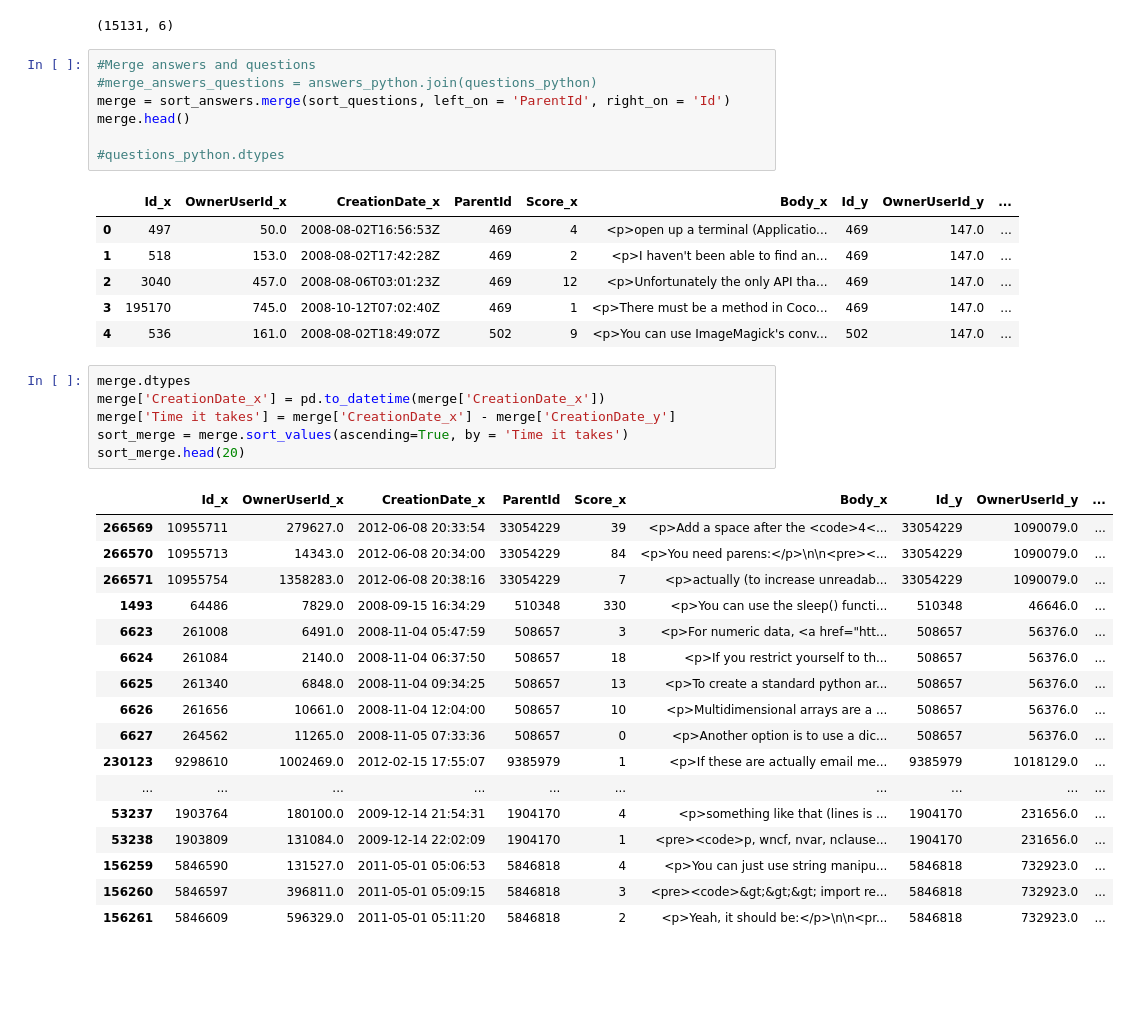
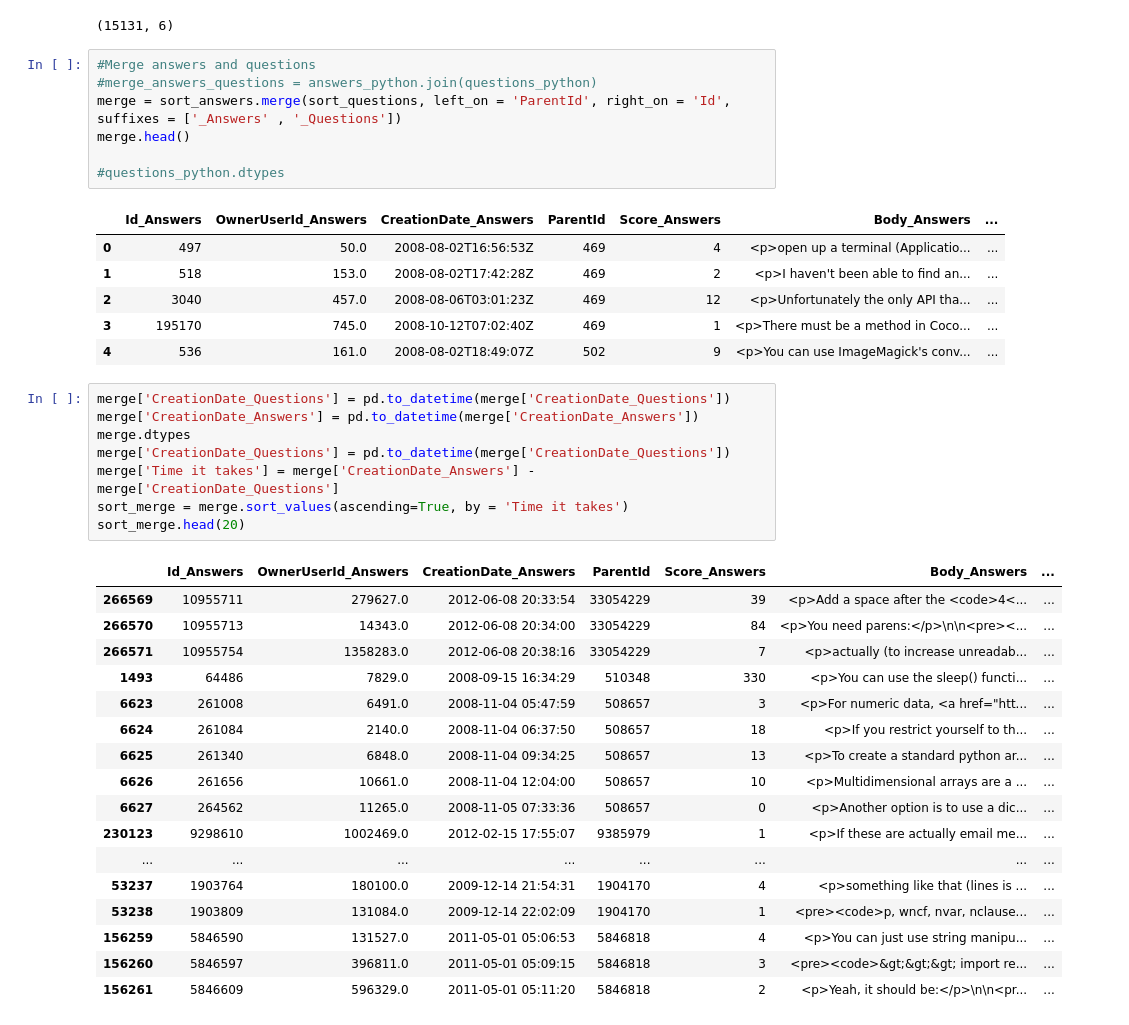
Before and after one commit to fosshie/tnn, a Jupyter notebook: Overstack_Python.ipynb, the cells around one changed output. Drawn from its saved outputs; the diff is of its cells as text; blank space fills up the shorter version.

```diff
--- a/Overstack_Python.ipynb
+++ b/Overstack_Python.ipynb
@@ -117,38 +119,40 @@ answer_matplotlib.shape
 # %%
 #Merge answers and questions
 #merge_answers_questions = answers_python.join(questions_python)
-merge = sort_answers.merge(sort_questions, left_on = 'ParentId', right_on = 'Id')
+merge = sort_answers.merge(sort_questions, left_on = 'ParentId', right_on = 'Id', suffixes = ['_Answers' , '_Questions'])
 merge.head()
 
 #questions_python.dtypes
 # %% [output]
-|  | Id_x | OwnerUserId_x | CreationDate_x | ParentId | Score_x | Body_x | Id_y | OwnerUserId_y | ... |
-| 0 | 497 | 50.0 | 2008-08-02T16:56:53Z | 469 | 4 | <p>open up a terminal (Applicatio... | 469 | 147.0 | ... |
-| 1 | 518 | 153.0 | 2008-08-02T17:42:28Z | 469 | 2 | <p>I haven't been able to find an... | 469 | 147.0 | ... |
-| 2 | 3040 | 457.0 | 2008-08-06T03:01:23Z | 469 | 12 | <p>Unfortunately the only API tha... | 469 | 147.0 | ... |
-| 3 | 195170 | 745.0 | 2008-10-12T07:02:40Z | 469 | 1 | <p>There must be a method in Coco... | 469 | 147.0 | ... |
-| 4 | 536 | 161.0 | 2008-08-02T18:49:07Z | 502 | 9 | <p>You can use ImageMagick's conv... | 502 | 147.0 | ... |
+|  | Id_Answers | OwnerUserId_Answers | CreationDate_Answers | ParentId | Score_Answers | Body_Answers | ... |
+| 0 | 497 | 50.0 | 2008-08-02T16:56:53Z | 469 | 4 | <p>open up a terminal (Applicatio... | ... |
+| 1 | 518 | 153.0 | 2008-08-02T17:42:28Z | 469 | 2 | <p>I haven't been able to find an... | ... |
+| 2 | 3040 | 457.0 | 2008-08-06T03:01:23Z | 469 | 12 | <p>Unfortunately the only API tha... | ... |
+| 3 | 195170 | 745.0 | 2008-10-12T07:02:40Z | 469 | 1 | <p>There must be a method in Coco... | ... |
+| 4 | 536 | 161.0 | 2008-08-02T18:49:07Z | 502 | 9 | <p>You can use ImageMagick's conv... | ... |
 # %%
+merge['CreationDate_Questions'] = pd.to_datetime(merge['CreationDate_Questions'])
+merge['CreationDate_Answers'] = pd.to_datetime(merge['CreationDate_Answers'])
 merge.dtypes
-merge['CreationDate_x'] = pd.to_datetime(merge['CreationDate_x'])
-merge['Time it takes'] = merge['CreationDate_x'] - merge['CreationDate_y']
+merge['CreationDate_Questions'] = pd.to_datetime(merge['CreationDate_Questions'])
+merge['Time it takes'] = merge['CreationDate_Answers'] - merge['CreationDate_Questions']
 sort_merge = merge.sort_values(ascending=True, by = 'Time it takes')
 sort_merge.head(20)
 # %% [output]
-|  | Id_x | OwnerUserId_x | CreationDate_x | ParentId | Score_x | Body_x | Id_y | OwnerUserId_y | ... |
-| 266569 | 10955711 | 279627.0 | 2012-06-08 20:33:54 | 33054229 | 39 | <p>Add a space after the <code>4<... | 33054229 | 1090079.0 | ... |
-| 266570 | 10955713 | 14343.0 | 2012-06-08 20:34:00 | 33054229 | 84 | <p>You need parens:</p>\n\n<pre><... | 33054229 | 1090079.0 | ... |
-| 266571 | 10955754 | 1358283.0 | 2012-06-08 20:38:16 | 33054229 | 7 | <p>actually (to increase unreadab... | 33054229 | 1090079.0 | ... |
-| 1493 | 64486 | 7829.0 | 2008-09-15 16:34:29 | 510348 | 330 | <p>You can use the sleep() functi... | 510348 | 46646.0 | ... |
-| 6623 | 261008 | 6491.0 | 2008-11-04 05:47:59 | 508657 | 3 | <p>For numeric data, <a href="htt... | 508657 | 56376.0 | ... |
-| 6624 | 261084 | 2140.0 | 2008-11-04 06:37:50 | 508657 | 18 | <p>If you restrict yourself to th... | 508657 | 56376.0 | ... |
-| 6625 | 261340 | 6848.0 | 2008-11-04 09:34:25 | 508657 | 13 | <p>To create a standard python ar... | 508657 | 56376.0 | ... |
-| 6626 | 261656 | 10661.0 | 2008-11-04 12:04:00 | 508657 | 10 | <p>Multidimensional arrays are a ... | 508657 | 56376.0 | ... |
-| 6627 | 264562 | 11265.0 | 2008-11-05 07:33:36 | 508657 | 0 | <p>Another option is to use a dic... | 508657 | 56376.0 | ... |
-| 230123 | 9298610 | 1002469.0 | 2012-02-15 17:55:07 | 9385979 | 1 | <p>If these are actually email me... | 9385979 | 1018129.0 | ... |
-| ... | ... | ... | ... | ... | ... | ... | ... | ... | ... |
-| 53237 | 1903764 | 180100.0 | 2009-12-14 21:54:31 | 1904170 | 4 | <p>something like that (lines is ... | 1904170 | 231656.0 | ... |
-| 53238 | 1903809 | 131084.0 | 2009-12-14 22:02:09 | 1904170 | 1 | <pre><code>p, wncf, nvar, nclause... | 1904170 | 231656.0 | ... |
-| 156259 | 5846590 | 131527.0 | 2011-05-01 05:06:53 | 5846818 | 4 | <p>You can just use string manipu... | 5846818 | 732923.0 | ... |
-| 156260 | 5846597 | 396811.0 | 2011-05-01 05:09:15 | 5846818 | 3 | <pre><code>&gt;&gt;&gt; import re... | 5846818 | 732923.0 | ... |
-| 156261 | 5846609 | 596329.0 | 2011-05-01 05:11:20 | 5846818 | 2 | <p>Yeah, it should be:</p>\n\n<pr... | 5846818 | 732923.0 | ... |
+|  | Id_Answers | OwnerUserId_Answers | CreationDate_Answers | ParentId | Score_Answers | Body_Answers | ... |
+| 266569 | 10955711 | 279627.0 | 2012-06-08 20:33:54 | 33054229 | 39 | <p>Add a space after the <code>4<... | ... |
+| 266570 | 10955713 | 14343.0 | 2012-06-08 20:34:00 | 33054229 | 84 | <p>You need parens:</p>\n\n<pre><... | ... |
+| 266571 | 10955754 | 1358283.0 | 2012-06-08 20:38:16 | 33054229 | 7 | <p>actually (to increase unreadab... | ... |
+| 1493 | 64486 | 7829.0 | 2008-09-15 16:34:29 | 510348 | 330 | <p>You can use the sleep() functi... | ... |
+| 6623 | 261008 | 6491.0 | 2008-11-04 05:47:59 | 508657 | 3 | <p>For numeric data, <a href="htt... | ... |
+| 6624 | 261084 | 2140.0 | 2008-11-04 06:37:50 | 508657 | 18 | <p>If you restrict yourself to th... | ... |
+| 6625 | 261340 | 6848.0 | 2008-11-04 09:34:25 | 508657 | 13 | <p>To create a standard python ar... | ... |
+| 6626 | 261656 | 10661.0 | 2008-11-04 12:04:00 | 508657 | 10 | <p>Multidimensional arrays are a ... | ... |
+| 6627 | 264562 | 11265.0 | 2008-11-05 07:33:36 | 508657 | 0 | <p>Another option is to use a dic... | ... |
+| 230123 | 9298610 | 1002469.0 | 2012-02-15 17:55:07 | 9385979 | 1 | <p>If these are actually email me... | ... |
+| ... | ... | ... | ... | ... | ... | ... | ... |
+| 53237 | 1903764 | 180100.0 | 2009-12-14 21:54:31 | 1904170 | 4 | <p>something like that (lines is ... | ... |
+| 53238 | 1903809 | 131084.0 | 2009-12-14 22:02:09 | 1904170 | 1 | <pre><code>p, wncf, nvar, nclause... | ... |
+| 156259 | 5846590 | 131527.0 | 2011-05-01 05:06:53 | 5846818 | 4 | <p>You can just use string manipu... | ... |
+| 156260 | 5846597 | 396811.0 | 2011-05-01 05:09:15 | 5846818 | 3 | <pre><code>&gt;&gt;&gt; import re... | ... |
+| 156261 | 5846609 | 596329.0 | 2011-05-01 05:11:20 | 5846818 | 2 | <p>Yeah, it should be:</p>\n\n<pr... | ... |
```
Also changed, not shown: parts of 11 cells of this notebook.
